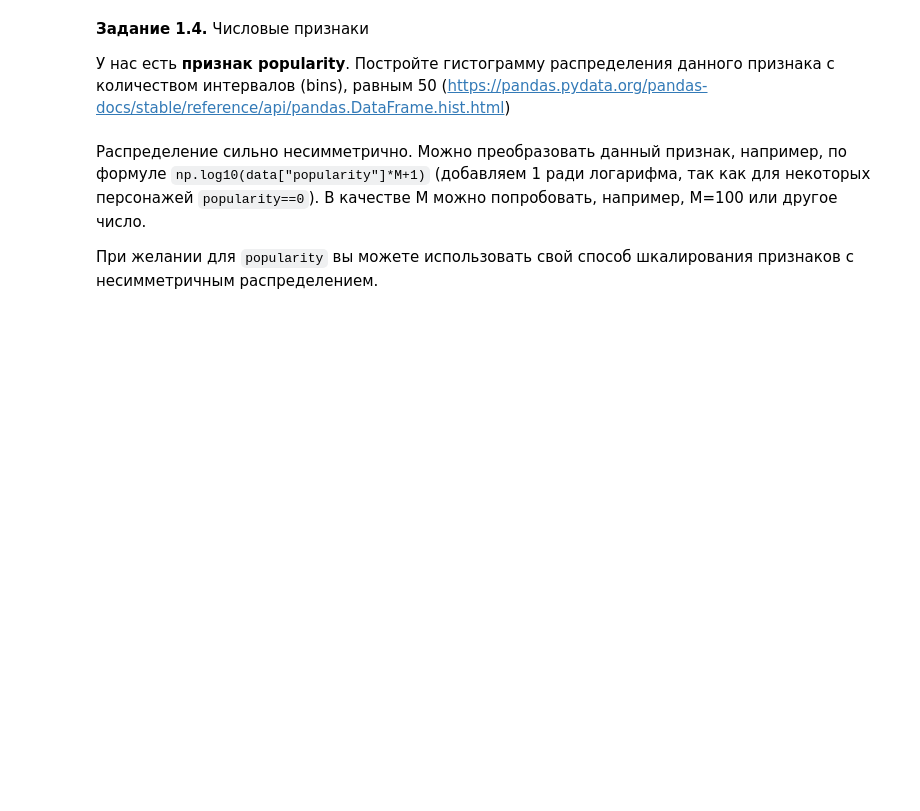
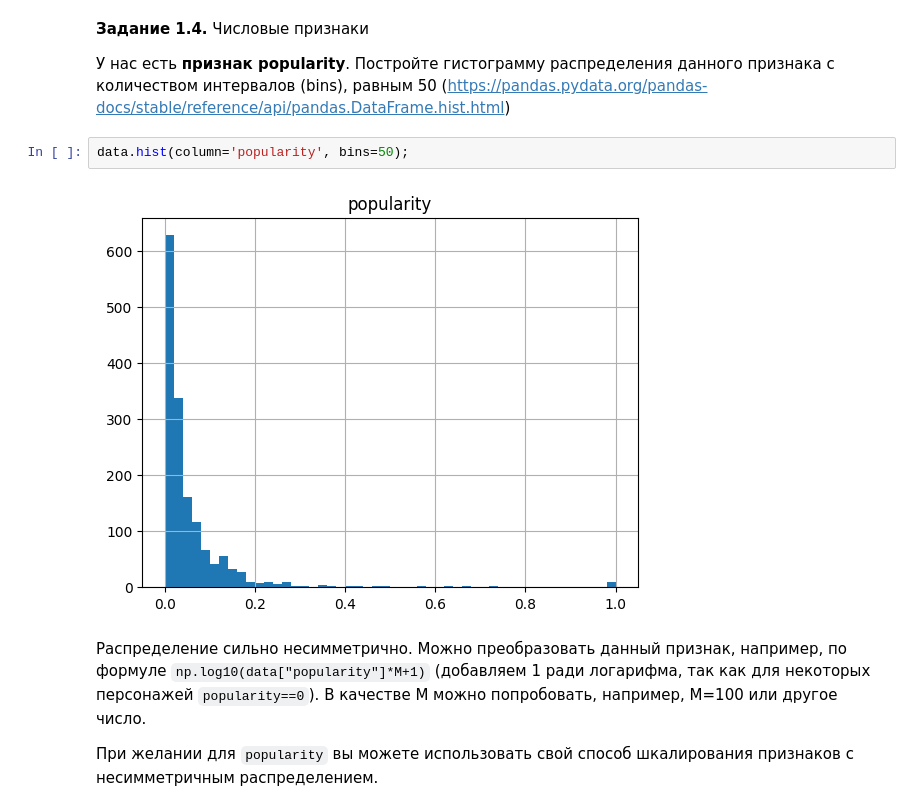
Before and after one commit to bbalandin/Trial, a Jupyter notebook: week_01_ml_intro/Homework/hw_1_game_of_thrones.ipynb, the cells around one changed output. Saved outputs shown, nothing was run; the diff lists cells and outputs as text; blank space fills up the shorter version.

```diff
--- a/week_01_ml_intro/Homework/hw_1_game_of_thrones.ipynb
+++ b/week_01_ml_intro/Homework/hw_1_game_of_thrones.ipynb
@@ -140,6 +188,10 @@ data.describe(include = [...]).T[['count', 'min', 'max']]
 **Задание 1.4.** Числовые признаки
 
 У нас есть **признак popularity**. Постройте гистограмму распределения данного признака с количеством интервалов (bins), равным 50 (https://pandas.pydata.org/pandas-docs/stable/reference/api/pandas.DataFrame.hist.html)
+# %%
+data.hist(column='popularity', bins=50);
+# %% [output]
+[figure, added]
 # %% [markdown]
 Распределение сильно несимметрично. Можно преобразовать данный признак, например, по формуле `np.log10(data["popularity"]*M+1)` (добавляем 1 ради логарифма, так как для некоторых персонажей `popularity==0`). В качестве M можно попробовать, например, M=100 или другое число.
 
```
Also changed, not shown: parts of 5 cells of this notebook.
